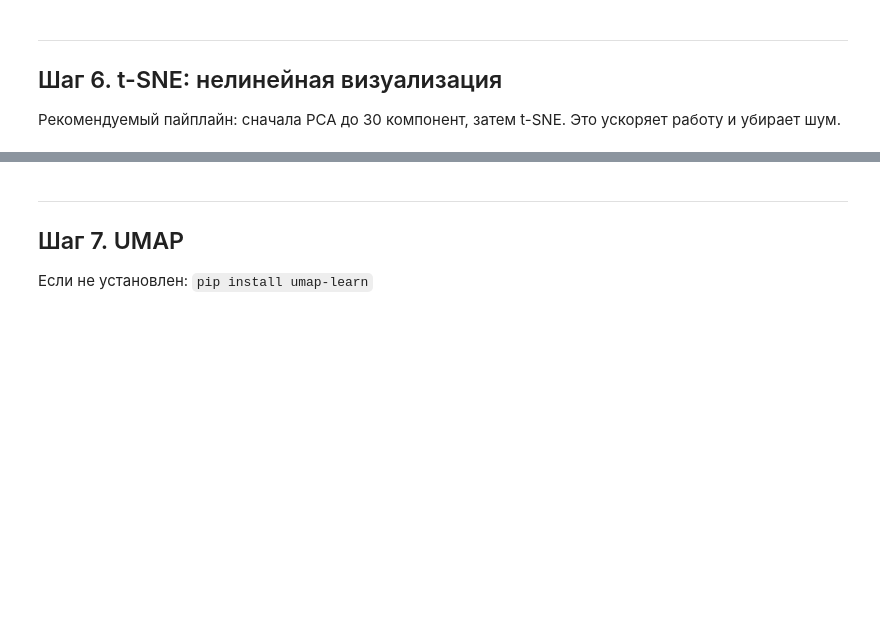
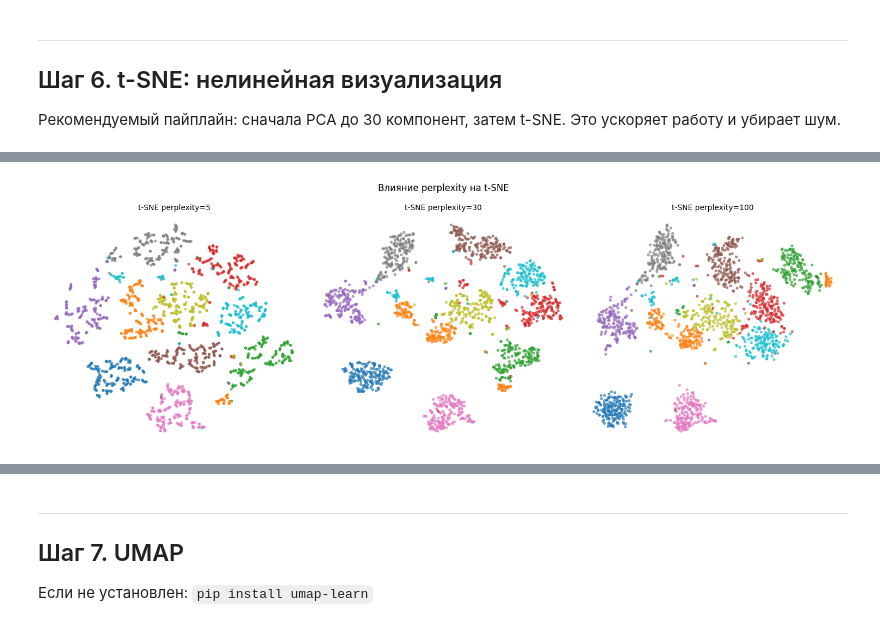
Before and after one commit to amirwardak/ml-course-homeworks, a Jupyter notebook: hw11_pca/pca_practice_student.ipynb, the cells around one changed output, grey strips where cells are left out. Drawn from its saved outputs; the diff is of its cells as text; code cells hidden in the pictures; blank space fills up the shorter version.

```diff
--- a/hw11_pca/pca_practice_student.ipynb
+++ b/hw11_pca/pca_practice_student.ipynb
@@ -227,12 +248,16 @@ plt.show()
 # %%
 # Эксперимент с perplexity: 5, 30, 100
 fig, axes = plt.subplots(1, 3, figsize=(15, 5))
 for ax, perp in zip(axes, [5, 30, 100]):
-    tsne_p = TSNE(n_components=2, perplexity=perp, n_iter=1000, random_state=42)
-    # YOUR CODE HERE: fit_transform и scatter
+    tsne_p = TSNE(n_components=2, perplexity=perp, max_iter=1000, random_state=42)
+    X_tsne_p = tsne_p.fit_transform(X_pca30)
+
+    scatter = ax.scatter(X_tsne_p[:, 0], X_tsne_p[:, 1], c=y, cmap='tab10', alpha=0.6, s=8)
     ax.set_title(f't-SNE perplexity={perp}', fontsize=10)
     ax.axis('off')
 
 plt.suptitle('Влияние perplexity на t-SNE', fontsize=12)
 plt.tight_layout()
 plt.show()
+# %% [output]
+[figure, added]
```
Also changed, not shown: parts of 8 cells of this notebook, 1 other file.
